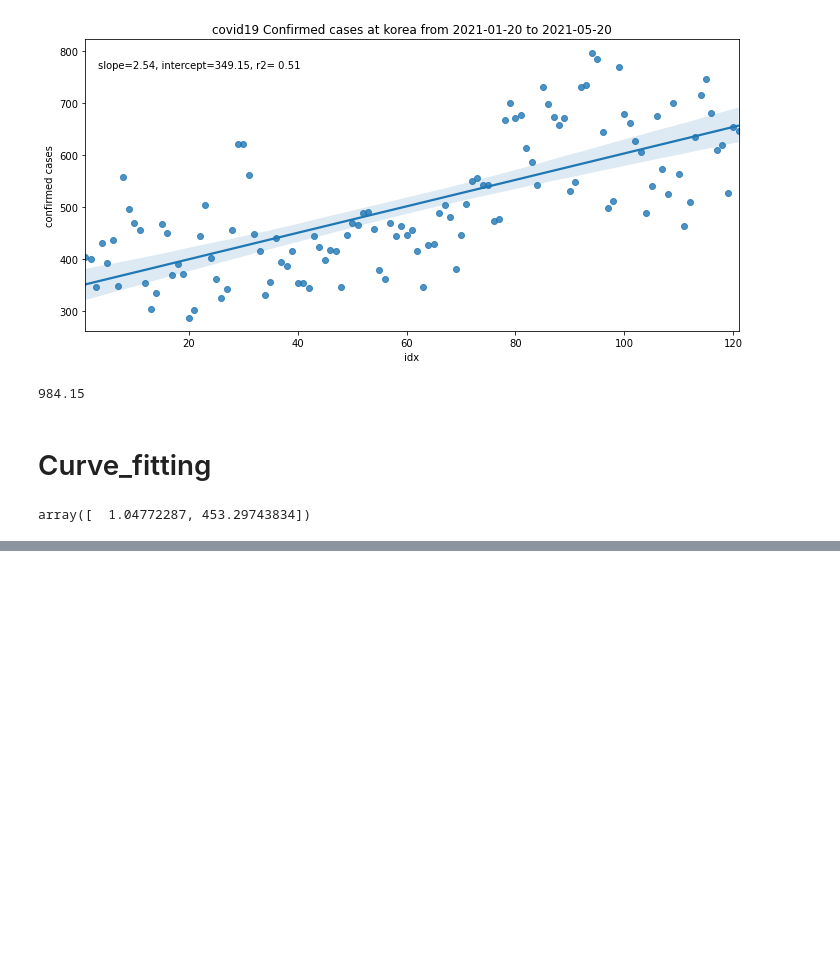
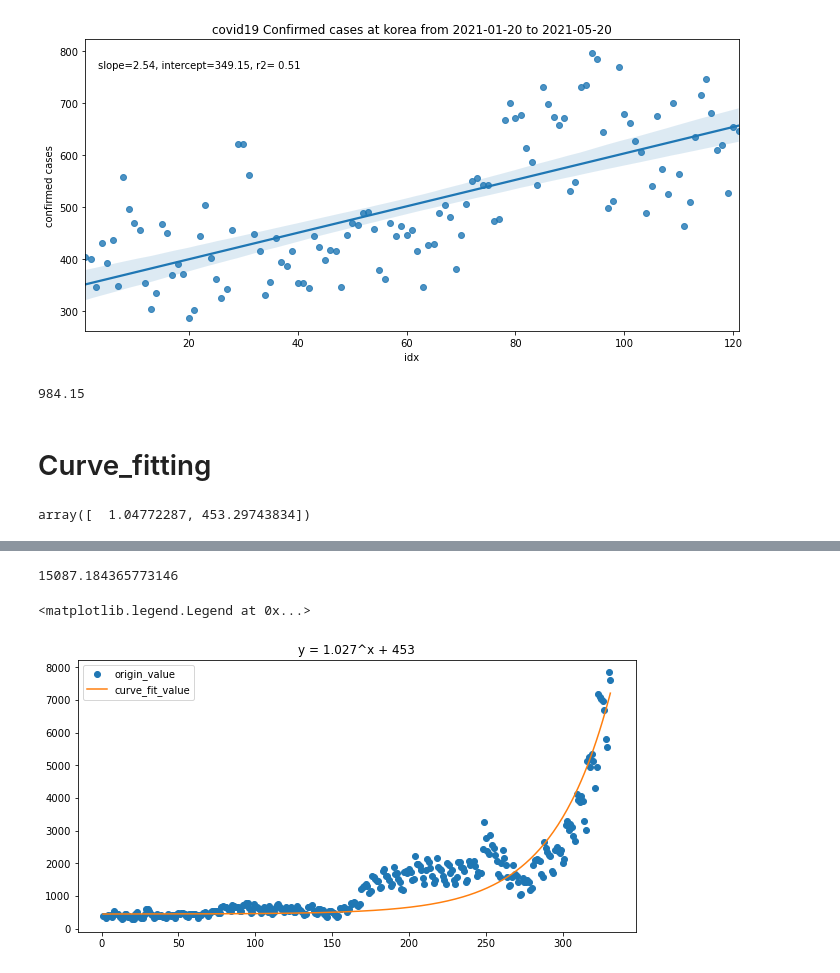
Before and after one commit to ddongmiin/deepPythonAnalysis, a Jupyter notebook: interpretation/exponentail_function.ipynb, the cells around one changed output, grey strips where cells are left out. Cells and saved outputs as stored; diff of their text form; code cells hidden in the pictures; blank space fills up the shorter version.

```diff
--- a/interpretation/exponentail_function.ipynb
+++ b/interpretation/exponentail_function.ipynb
@@ -24,6 +24,6 @@ data_raw.head()
 # %% [markdown]
 # Linear_Regression
 # %%
-data_linear_0120_0520 = data_raw.loc[(data_raw['일자'] >= "2021-01-20")&(data_raw['일자'] <= '2021-05-20')]
+data_linear_0120_0520 = data_raw.loc[(data_raw['일자'] >= "2021-01-20")&(data_raw['일자'] <= '2021-05-20')].copy()
 # %%
 data_linear_0120_0520['idx'] = data_linear_0120_0520.index - 365
@@ -86,0 +81,7 @@ yfit
+# %%
+data_linear_After0120 = data_raw.loc[(data_raw['일자'] >= "2021-01-20")&(data_raw['일자'] <= "2021-12-16")].copy()
+data_linear_After0120['idx'] = data_linear_After0120.index - 365
+data_linear_After0120 = data_linear_After0120.rename(columns={"계(명)":"confirmed_cases"})
+# %%
+data_linear_After0120['curve_fit_value'] = data_linear_After0120.idx.map(lambda x : np.power(1.027, x) + b)
+data_linear_After0120['linear_fit_value'] = data_linear_After0120.idx.map(lambda x : x * 2.54 + 349.15)
@@ -87,2 +97,19 @@ yfit
+# %%
+np.power(1.027, 360) + b
+# %% [output]
+15087.184365773146
+# %%
+plt.figure(figsize = (10, 5))
+plt.plot(data_linear_After0120['idx'], data_linear_After0120['confirmed_cases']
+         , 'o', label='origin_value')
+# plt.plot(data_linear_After0120['idx'], data_linear_After0120['linear_fit_value']
+#          , label='linear_fit_value')
+plt.plot(data_linear_After0120['idx'], data_linear_After0120['curve_fit_value']
+         , label='curve_fit_value')
+plt.title("y = 1.027^x + 453")
+plt.legend(loc='best')
+# %% [output]
+<matplotlib.legend.Legend at 0x...>
+[figure, added]
 # %%
 scipy.optimize.curve_fit
```
Also changed, not shown: parts of 5 cells of this notebook.
